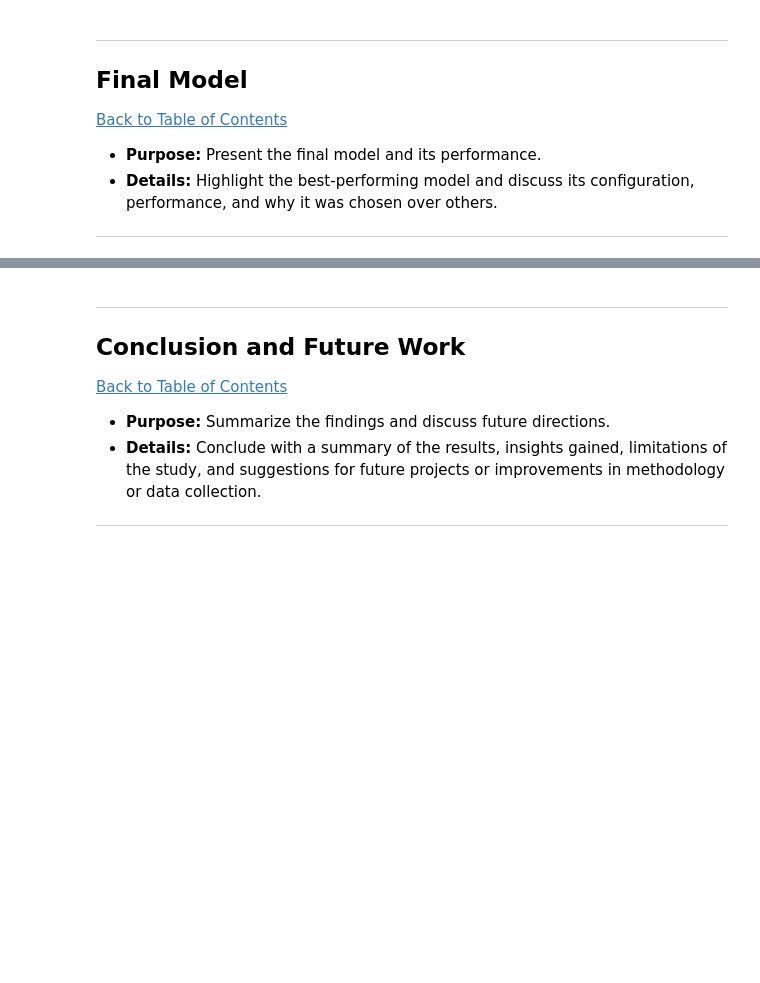
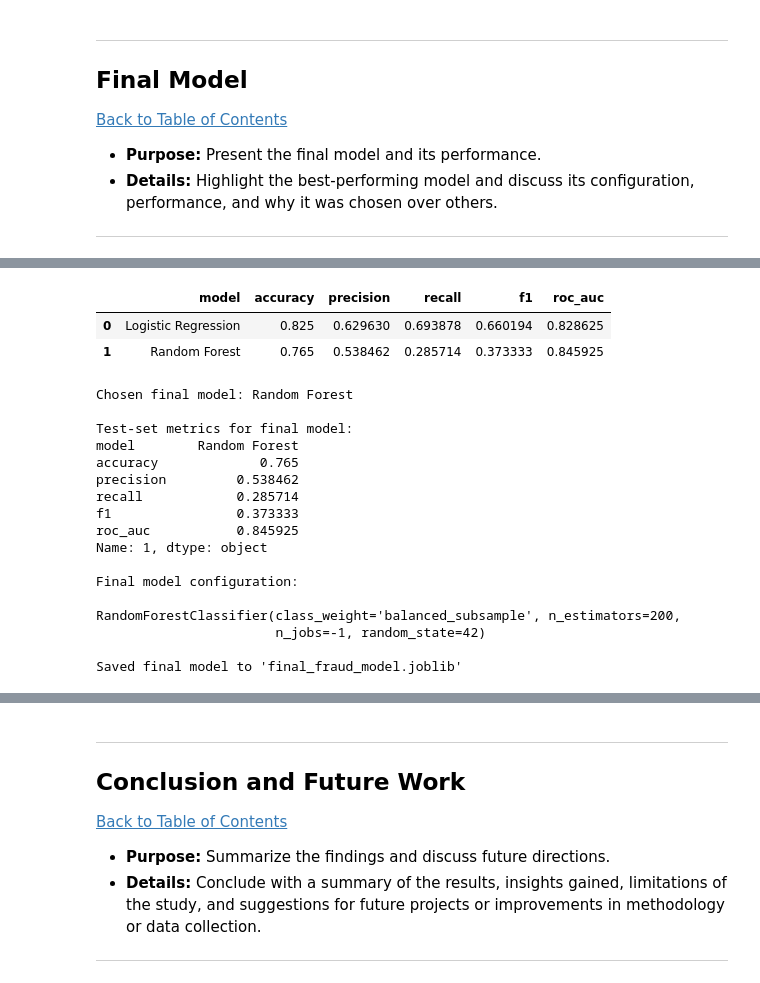
Before and after one commit to ADP777/Workplace-Project, a Jupyter notebook: QCTO---Workplace-Module-Notebook-Template-4571.ipynb, the cells around one changed output, grey strips where cells are left out. Drawn from its saved outputs; the diff is of its cells as text; code cells hidden in the pictures; blank space fills up the shorter version.

```diff
--- a/QCTO---Workplace-Module-Notebook-Template-4571.ipynb
+++ b/QCTO---Workplace-Module-Notebook-Template-4571.ipynb
@@ -433,0 +863,80 @@ Numerical summary statistics:
+# %%
+# =====================
+# 8. Final Model
+# =====================
+
+from sklearn.metrics import accuracy_score, precision_score, recall_score, f1_score, roc_auc_score
+import pandas as pd
+import joblib
+
+def get_model_metrics(name, model, X_test, y_test):
+    """
+    Compute a standard set of metrics for a fitted classifier on the test set.
+    Returns a dict that can be converted into a DataFrame.
+    """
+    y_pred = model.predict(X_test)
+    y_proba = model.predict_proba(X_test)[:, 1]
+
+    return {
+        "model": name,
+        "accuracy": accuracy_score(y_test, y_pred),
+        "precision": precision_score(y_test, y_pred),
+        "recall": recall_score(y_test, y_pred),
+        "f1": f1_score(y_test, y_pred),
+        "roc_auc": roc_auc_score(y_test, y_proba),
+    }
+
+# Collect metrics for each candidate model
+results = []
+results.append(get_model_metrics("Logistic Regression", log_reg_clf, X_test, y_test))
+results.append(get_model_metrics("Random Forest", rf_clf, X_test, y_test))
+
+results_df = pd.DataFrame(results)
+display(results_df)
+
+# Choose final model based on ROC AUC (primary) and F1 (secondary if needed)
+# You can change the key here if you prefer a different selection rule.
+best_idx = results_df["roc_auc"].idxmax()
+best_row = results_df.loc[best_idx]
+
+final_model_name = best_row["model"]
+print("\nChosen final model:", final_model_name)
+print("\nTest-set metrics for final model:")
+print(best_row)
+
+if final_model_name == "Random Forest":
+    final_model = rf_clf
+else:
+    final_model = log_reg_clf
+
+# Show the underlying estimator configuration
+print("\nFinal model configuration:\n")
+print(final_model.named_steps["model"])
+
+# ---------------------------------
+# 8.1 Optional: save the final model
+# ---------------------------------
+
+joblib.dump(final_model, "final_fraud_model.joblib")
+print("\nSaved final model to 'final_fraud_model.joblib'")
+# %% [output]
+|  | model | accuracy | precision | recall | f1 | roc_auc |
+| 0 | Logistic Regression | 0.825 | 0.629630 | 0.693878 | 0.660194 | 0.828625 |
+| 1 | Random Forest | 0.765 | 0.538462 | 0.285714 | 0.373333 | 0.845925 |
+Chosen final model: Random Forest
+
+Test-set metrics for final model:
+model        Random Forest
+accuracy             0.765
+precision         0.538462
+recall            0.285714
+f1                0.373333
+roc_auc           0.845925
+Name: 1, dtype: object
+
+Final model configuration:
+
+RandomForestClassifier(class_weight='balanced_subsample', n_estimators=200,
+                       n_jobs=-1, random_state=42)
+
+Saved final model to 'final_fraud_model.joblib'
```
Also changed, not shown: parts of 19 cells of this notebook, 1 other file.
